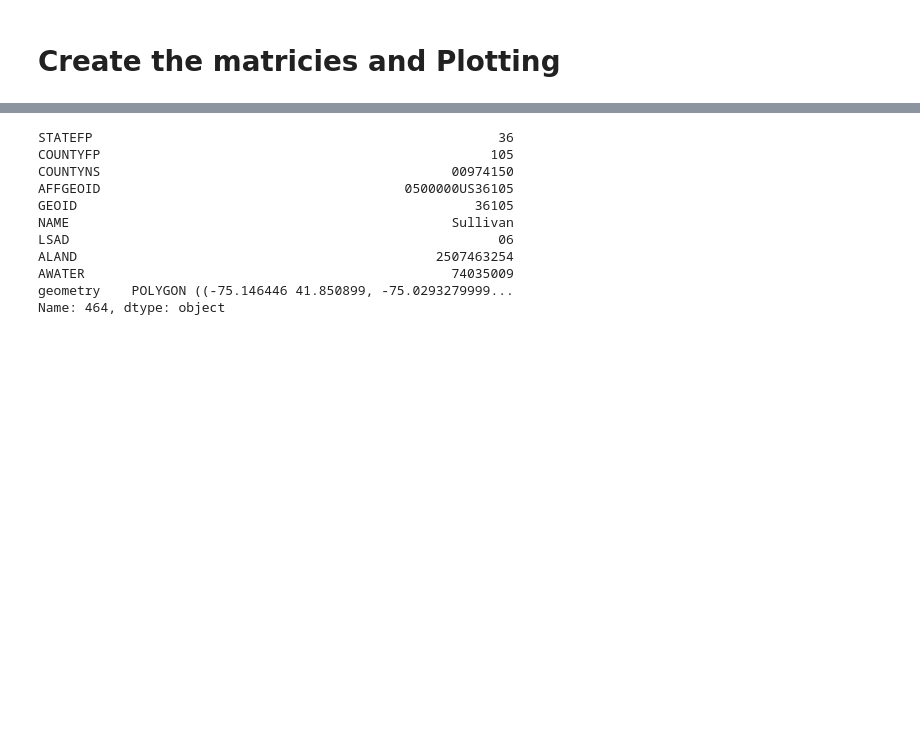
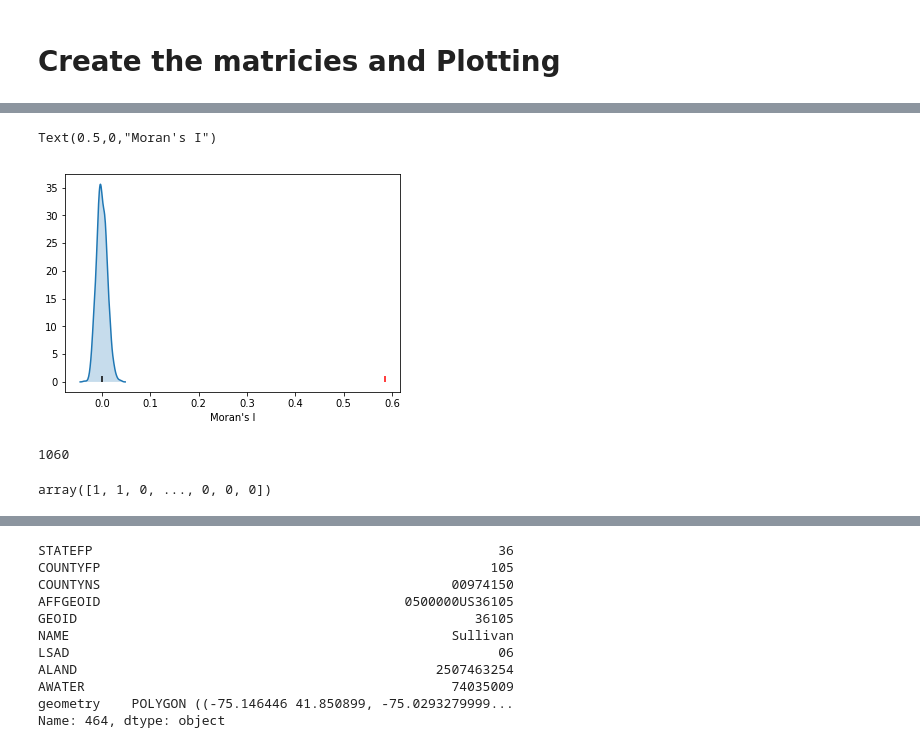
Before and after one commit to jonhartm/SI671_Project, a Jupyter notebook: SI671-Project.ipynb, the cells around one changed output, grey strips where cells are left out. Cells and saved outputs as stored; diff of their text form; code cells hidden in the pictures; blank space fills up the shorter version.

```diff
--- a/SI671-Project.ipynb
+++ b/SI671-Project.ipynb
@@ -404,0 +412,13 @@ county_data.head()
+# %%
+# https://en.wikipedia.org/wiki/Moran%27s_I
+import pysal.esda as esda
+import seaborn as sns
+
+mi = esda.moran.Moran(y, wq)
+sns.kdeplot(mi.sim, shade=True)
+plt.vlines(mi.I, 0, 1, color='r')
+plt.vlines(mi.EI, 0,1)
+plt.xlabel("Moran's I")
+# %% [output]
+Text(0.5,0,"Moran's I")
+[figure, added]
@@ -404,0 +427,14 @@ county_data.head()
+# %%
+(li.p_sim < 0.05).sum()
+# %% [output]
+1060
+# %%
+sig = 1 * (li.p_sim < 0.05)
+hotspot = 1 * (sig * li.q==1)
+coldspot = 3 * (sig * li.q==3)
+doughnut = 2 * (sig * li.q==2)
+diamond = 4 * (sig * li.q==4)
+spots = hotspot + coldspot + doughnut + diamond
+spots
+# %% [output]
+array([1, 1, 0, ..., 0, 0, 0])
```
Also changed, not shown: parts of 21 cells of this notebook.
